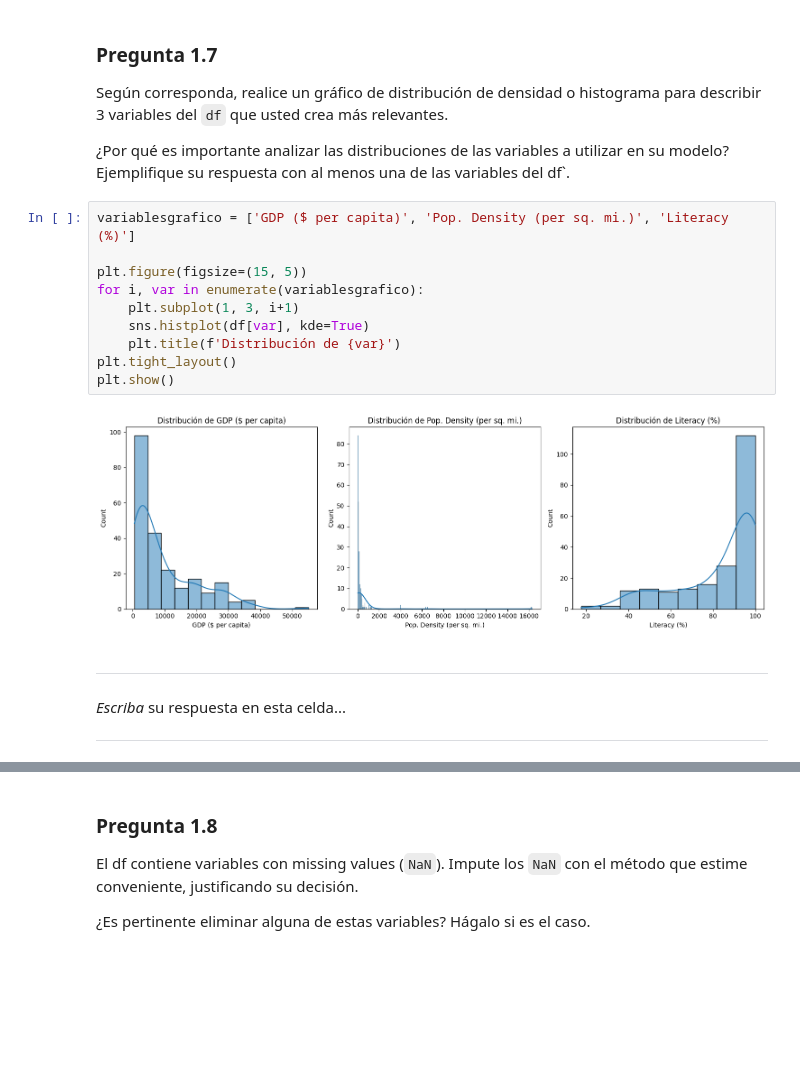
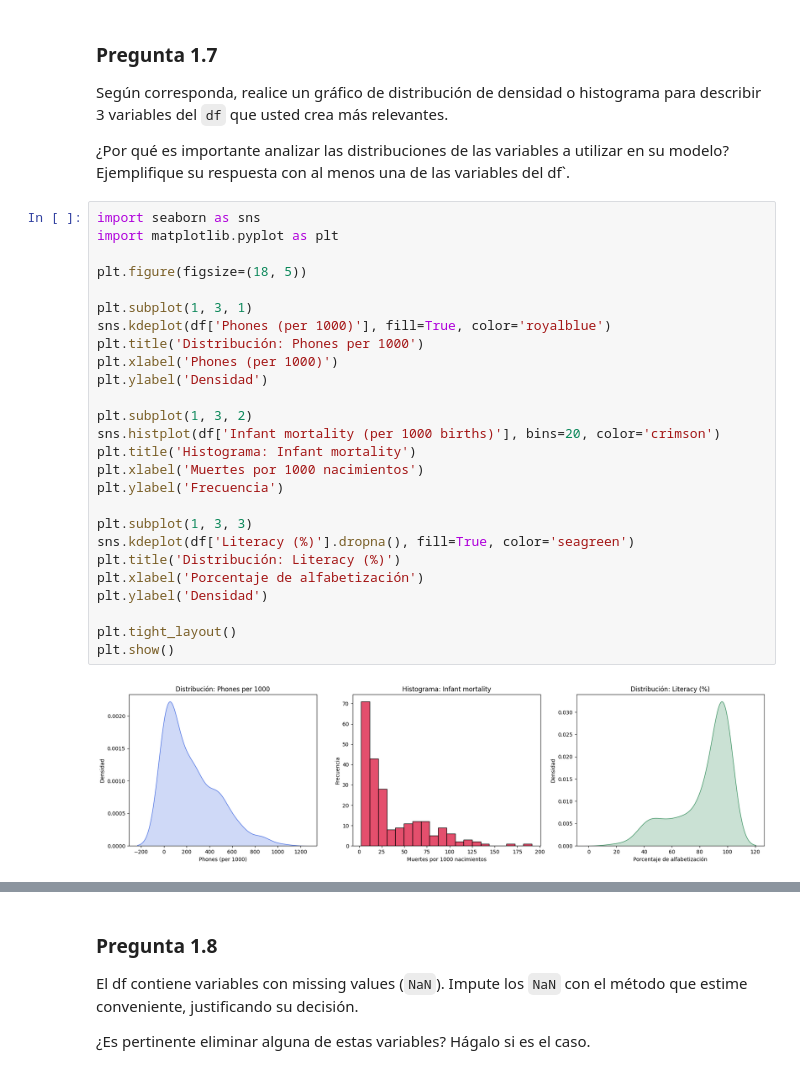
Before and after one commit to Nacho0611/Tarea1ML, a Jupyter notebook: Tarea_1.ipynb, the cells around one changed output, grey strips where cells are left out. Saved outputs shown, nothing was run; the diff lists cells and outputs as text; blank space fills up the shorter version.

```diff
--- a/Tarea_1.ipynb
+++ b/Tarea_1.ipynb
@@ -284,26 +345,31 @@ df[numerica].describe()
 Según corresponda, realice un gráfico de distribución de densidad o histograma para describir 3 variables del `df` que usted crea más relevantes.
 
 ¿Por qué es importante analizar las distribuciones de las variables a utilizar en su modelo? Ejemplifique su respuesta con al menos una de las variables del df`.
-# %%
-variablesgrafico = ['GDP ($ per capita)', 'Pop. Density (per sq. mi.)', 'Literacy (%)']
-
-plt.figure(figsize=(15, 5))
-for i, var in enumerate(variablesgrafico):
-    plt.subplot(1, 3, i+1)
-    sns.histplot(df[var], kde=True)
-    plt.title(f'Distribución de {var}')
-plt.tight_layout()
-plt.show()
-# %% [output]
-[figure, removed]
-# %% [markdown]
-
-
-
----
-
-
-*Escriba* su respuesta en esta celda...
-
-
----
+# %%
+import seaborn as sns
+import matplotlib.pyplot as plt
+
+plt.figure(figsize=(18, 5))
+
+plt.subplot(1, 3, 1)
+sns.kdeplot(df['Phones (per 1000)'], fill=True, color='royalblue')
+plt.title('Distribución: Phones per 1000')
+plt.xlabel('Phones (per 1000)')
+plt.ylabel('Densidad')
+
+plt.subplot(1, 3, 2)
+sns.histplot(df['Infant mortality (per 1000 births)'], bins=20, color='crimson')
+plt.title('Histograma: Infant mortality')
+plt.xlabel('Muertes por 1000 nacimientos')
+plt.ylabel('Frecuencia')
+
+plt.subplot(1, 3, 3)
+sns.kdeplot(df['Literacy (%)'].dropna(), fill=True, color='seagreen')
+plt.title('Distribución: Literacy (%)')
+plt.xlabel('Porcentaje de alfabetización')
+plt.ylabel('Densidad')
+
+plt.tight_layout()
+plt.show()
+# %% [output]
+[figure, added]
```
Also changed, not shown: parts of 23 cells of this notebook.
